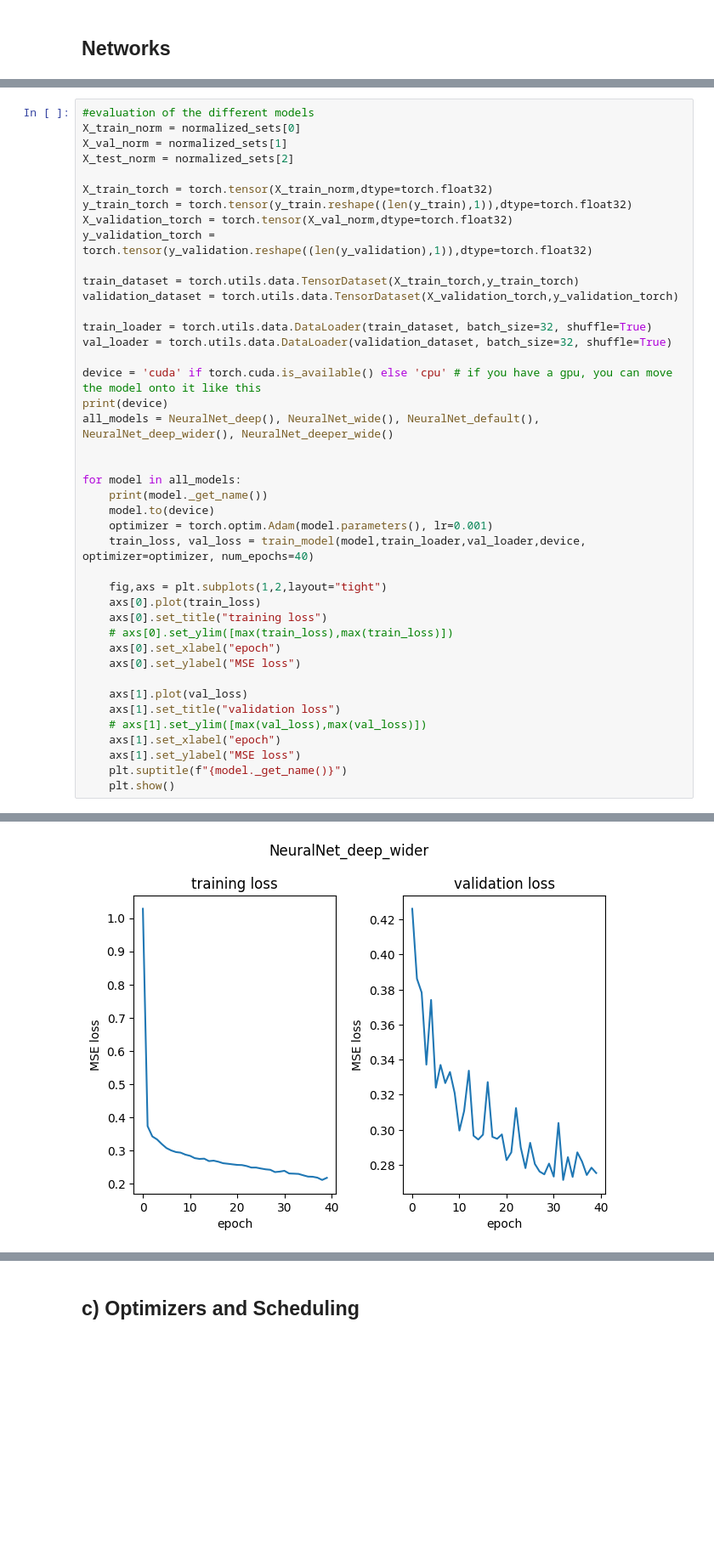
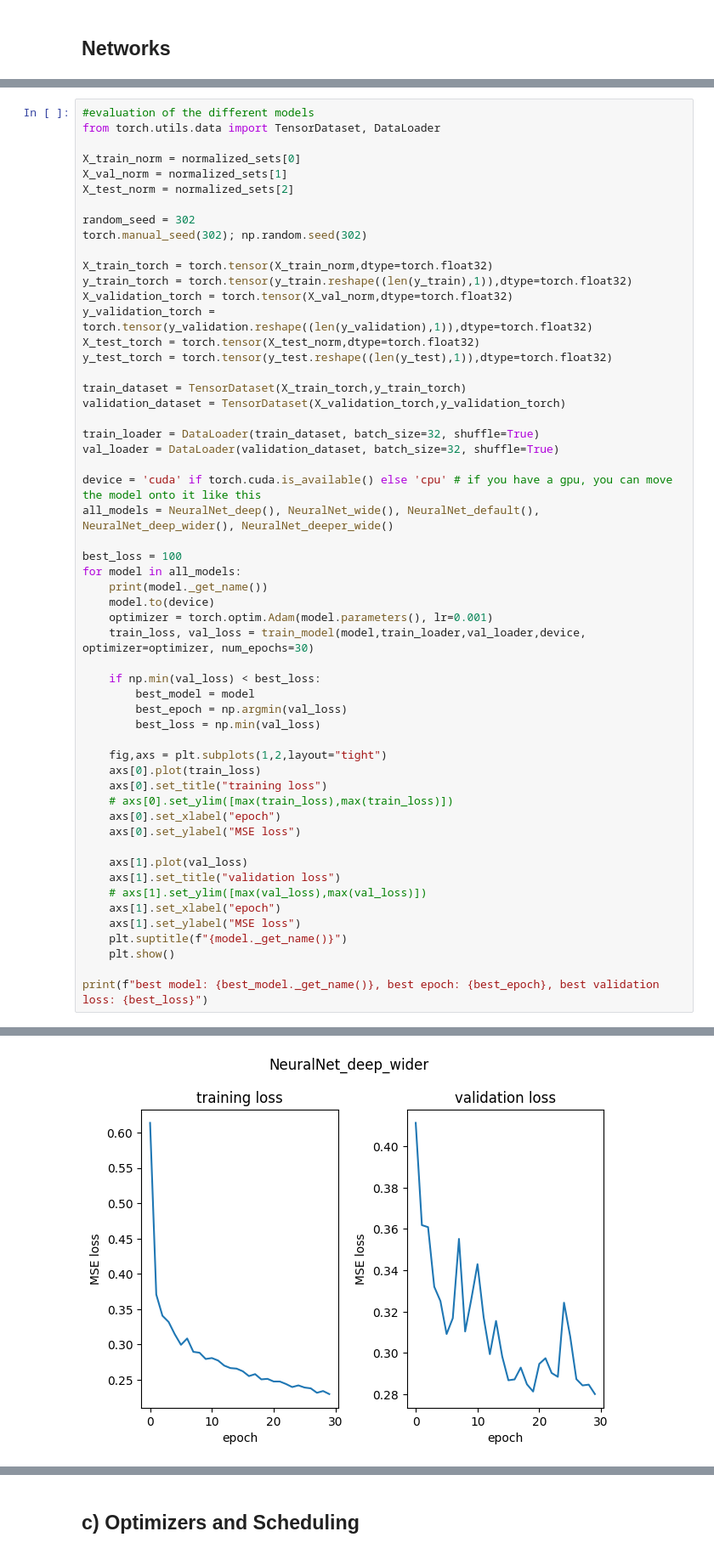
Before and after one commit to LHoeber/Deep_Learning, a Jupyter notebook: main.ipynb, the cells around one changed output, grey strips where cells are left out. Shown at 85% size. Cells and saved outputs as stored; diff of their text form; blank space fills up the shorter version.

Commit message:
add training

```diff
--- a/main.ipynb
+++ b/main.ipynb
@@ -231,31 +235,42 @@ def train_model(model, train_loader, val_loader, device, optimizer=None, num_epo
     return train_losses_all, val_losses_all
 # %%
 #evaluation of the different models
+from torch.utils.data import TensorDataset, DataLoader
+
 X_train_norm = normalized_sets[0]
 X_val_norm = normalized_sets[1]
 X_test_norm = normalized_sets[2]
+
+random_seed = 302
+torch.manual_seed(302); np.random.seed(302)
 
 X_train_torch = torch.tensor(X_train_norm,dtype=torch.float32)
 y_train_torch = torch.tensor(y_train.reshape((len(y_train),1)),dtype=torch.float32)
 X_validation_torch = torch.tensor(X_val_norm,dtype=torch.float32)
 y_validation_torch = torch.tensor(y_validation.reshape((len(y_validation),1)),dtype=torch.float32)
+X_test_torch = torch.tensor(X_test_norm,dtype=torch.float32)
+y_test_torch = torch.tensor(y_test.reshape((len(y_test),1)),dtype=torch.float32)
 
-train_dataset = torch.utils.data.TensorDataset(X_train_torch,y_train_torch)
-validation_dataset = torch.utils.data.TensorDataset(X_validation_torch,y_validation_torch)
+train_dataset = TensorDataset(X_train_torch,y_train_torch)
+validation_dataset = TensorDataset(X_validation_torch,y_validation_torch)
 
-train_loader = torch.utils.data.DataLoader(train_dataset, batch_size=32, shuffle=True)
-val_loader = torch.utils.data.DataLoader(validation_dataset, batch_size=32, shuffle=True)
+train_loader = DataLoader(train_dataset, batch_size=32, shuffle=True)
+val_loader = DataLoader(validation_dataset, batch_size=32, shuffle=True)
 
 device = 'cuda' if torch.cuda.is_available() else 'cpu' # if you have a gpu, you can move the model onto it like this
-print(device)
 all_models = NeuralNet_deep(), NeuralNet_wide(), NeuralNet_default(), NeuralNet_deep_wider(), NeuralNet_deeper_wide()
 
-
+best_loss = 100
 for model in all_models:
     print(model._get_name())
     model.to(device)
     optimizer = torch.optim.Adam(model.parameters(), lr=0.001)
-    train_loss, val_loss = train_model(model,train_loader,val_loader,device, optimizer=optimizer, num_epochs=40)
+    train_loss, val_loss = train_model(model,train_loader,val_loader,device, optimizer=optimizer, num_epochs=30)
+
+    if np.min(val_loss) < best_loss:
+        best_model = model
+        best_epoch = np.argmin(val_loss)
+        best_loss = np.min(val_loss)
 
     fig,axs = plt.subplots(1,2,layout="tight")
     axs[0].plot(train_loss)
@@ -271,4 +286,6 @@ for model in all_models:
     axs[1].set_ylabel("MSE loss")
     plt.suptitle(f"{model._get_name()}")
     plt.show()
+
+print(f"best model: {best_model._get_name()}, best epoch: {best_epoch}, best validation loss: {best_loss}")
 # %% [output]
@@ -346,3 +363,3 @@ Validation loss for epoch: 0.2754)
-[figure, old version]
+[figure, new version]
 NeuralNet_deeper_wide
 -------------------- Epoch 0 --------------------
```
Also changed, not shown: parts of 7 cells of this notebook.
